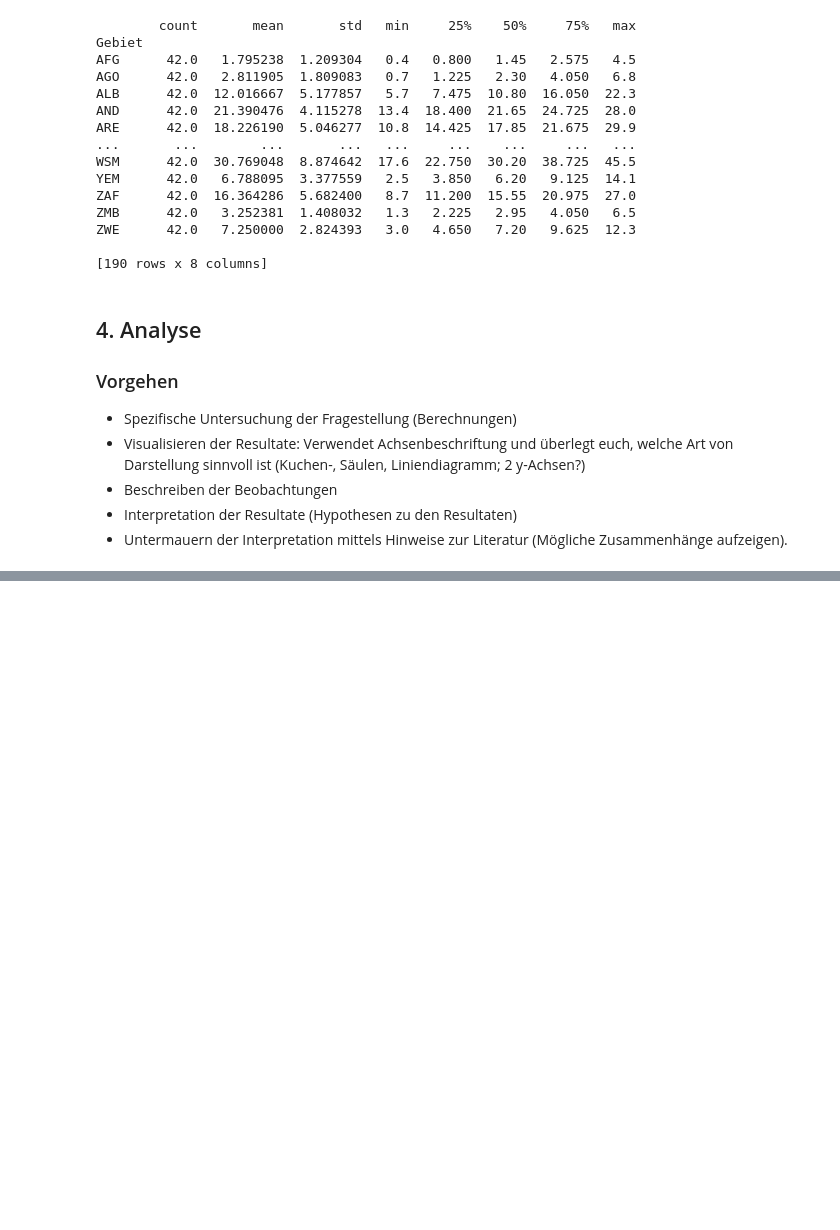
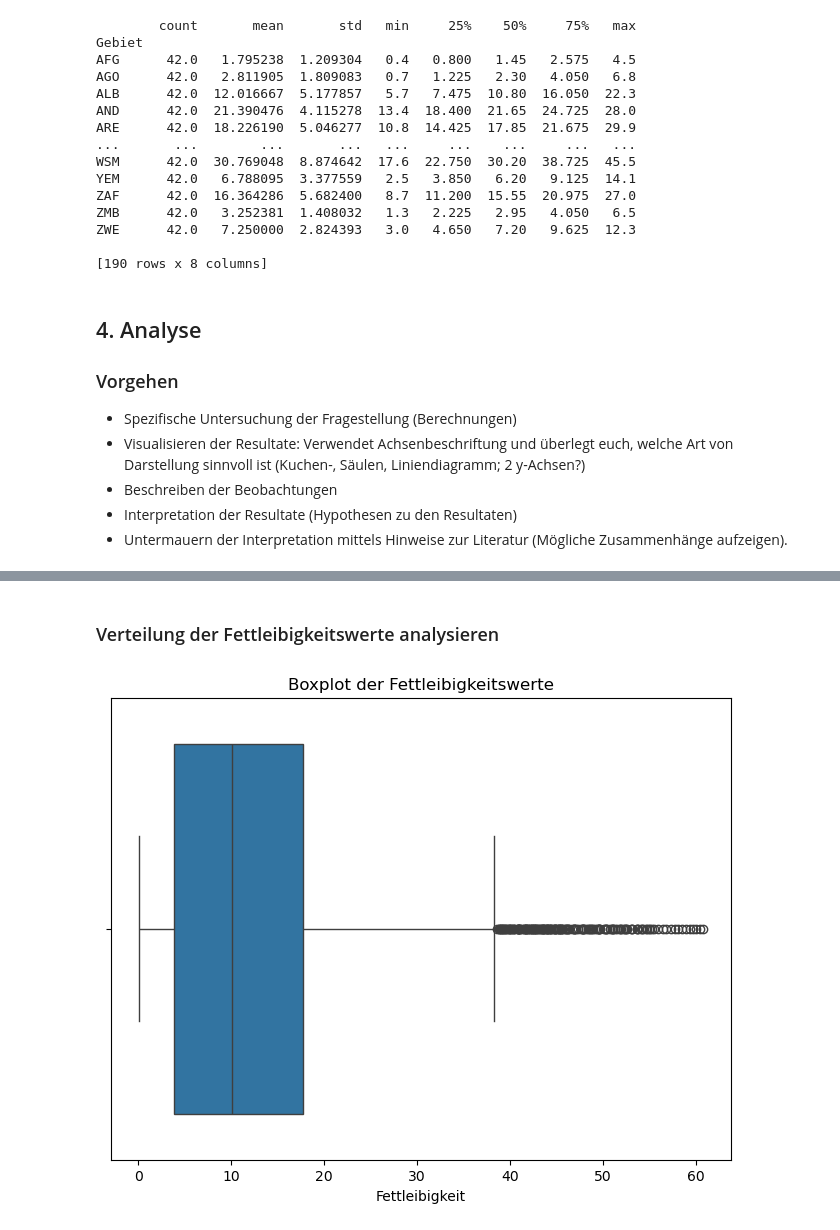
Before and after one commit to simona-cyber/LN-Python, a Jupyter notebook: Grundgerüst_Leistungsnachweis.ipynb, the cells around one changed output, grey strips where cells are left out. Saved outputs shown, nothing was run; the diff lists cells and outputs as text; code cells hidden in the pictures; blank space fills up the shorter version.

```diff
--- a/Grundgerüst_Leistungsnachweis.ipynb
+++ b/Grundgerüst_Leistungsnachweis.ipynb
@@ -550,0 +383,11 @@ plt.show()
+# %% [markdown]
+### Verteilung der Fettleibigkeitswerte analysieren
+# %%
+import seaborn as sns
+
+plt.figure(figsize=(8, 6))
+sns.boxplot(x=df['Fettleibigkeit'])
+plt.title('Boxplot der Fettleibigkeitswerte')
+plt.show()
+# %% [output]
+[figure, added]
```
Also changed, not shown: parts of 42 cells of this notebook.
